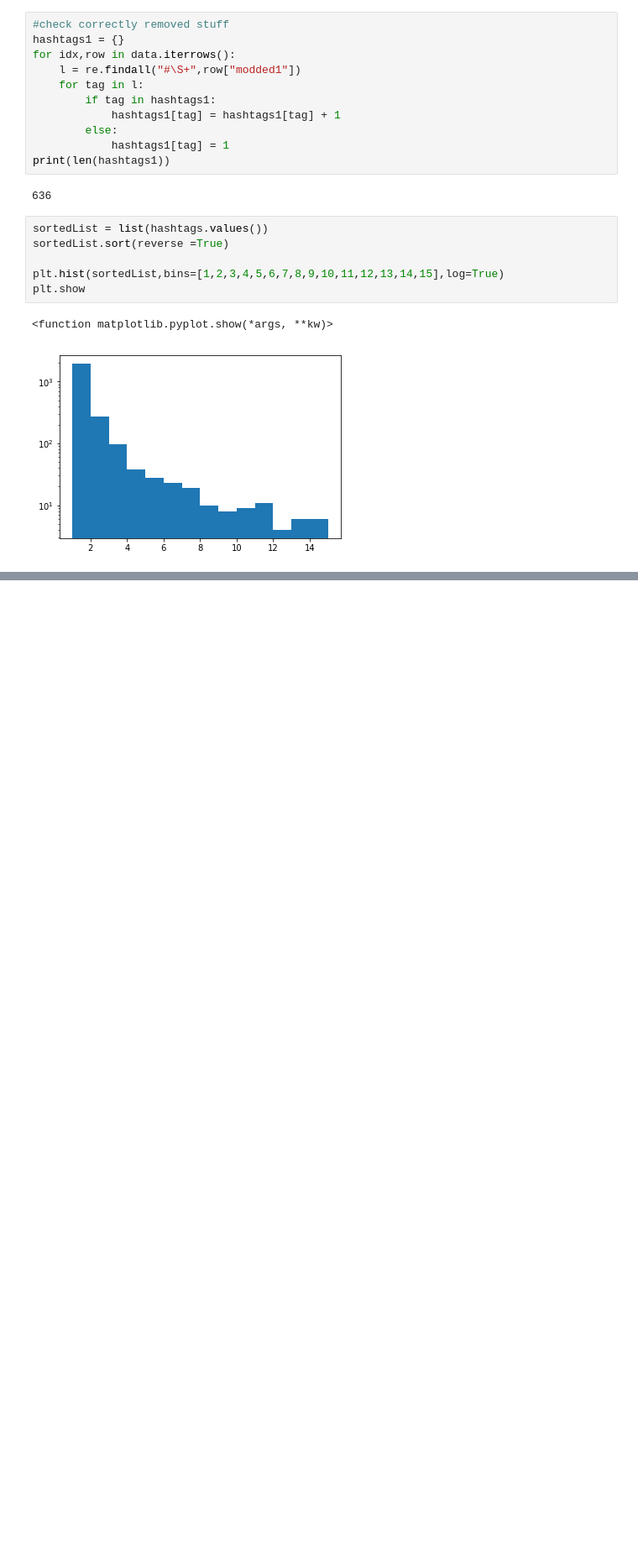
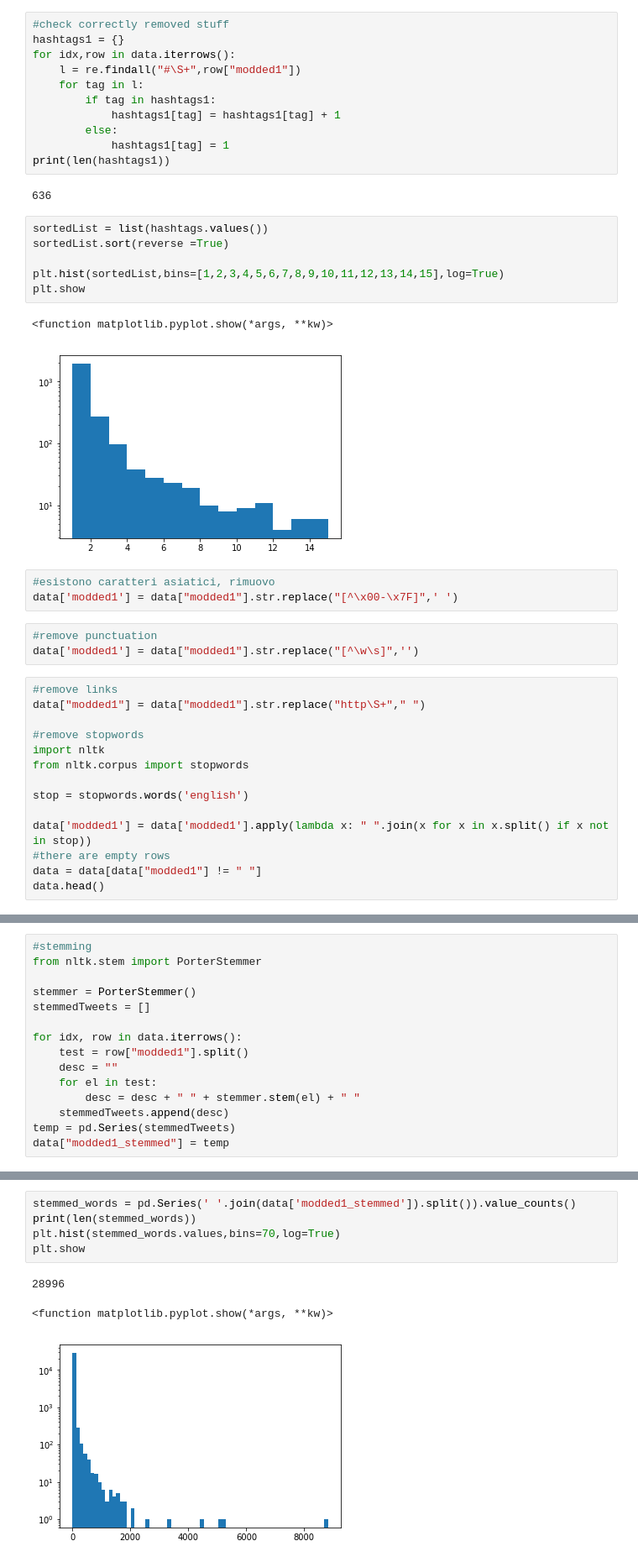
Before and after one commit to Gneur11/TextAnalytics, a Jupyter notebook: preprocessing.ipynb, the cells around one changed output, grey strips where cells are left out. Shown at 84% size. Drawn from its saved outputs; the diff is of its cells as text; blank space fills up the shorter version.

```diff
--- a/preprocessing.ipynb
+++ b/preprocessing.ipynb
@@ -154,3 +154,23 @@ plt.show
 # %% [output]
 <function matplotlib.pyplot.show(*args, **kw)>
 [figure]
+# %%
+#esistono caratteri asiatici, rimuovo
+data['modded1'] = data["modded1"].str.replace("[^\x00-\x7F]",' ')
+# %%
+#remove punctuation
+data['modded1'] = data["modded1"].str.replace("[^\w\s]",'')
+# %%
+#remove links
+data["modded1"] = data["modded1"].str.replace("http\S+"," ")
+
+#remove stopwords
+import nltk
+from nltk.corpus import stopwords
+
+stop = stopwords.words('english')
+
+data['modded1'] = data['modded1'].apply(lambda x: " ".join(x for x in x.split() if x not in stop))
+#there are empty rows
+data = data[data["modded1"] != " "]
+data.head()
@@ -156,0 +184,15 @@ plt.show
+# %%
+#stemming
+from nltk.stem import PorterStemmer
+
+stemmer = PorterStemmer()
+stemmedTweets = []
+
+for idx, row in data.iterrows():
+    test = row["modded1"].split()
+    desc = ""
+    for el in test:
+        desc = desc + " " + stemmer.stem(el) + " "
+    stemmedTweets.append(desc)
+temp = pd.Series(stemmedTweets)
+data["modded1_stemmed"] = temp
@@ -156,0 +219,9 @@ plt.show
+# %%
+stemmed_words = pd.Series(' '.join(data['modded1_stemmed']).split()).value_counts()
+print(len(stemmed_words))
+plt.hist(stemmed_words.values,bins=70,log=True)
+plt.show
+# %% [output]
+28996
+<function matplotlib.pyplot.show(*args, **kw)>
+[figure, added]
```
Also changed, not shown: parts of 5 cells of this notebook.
